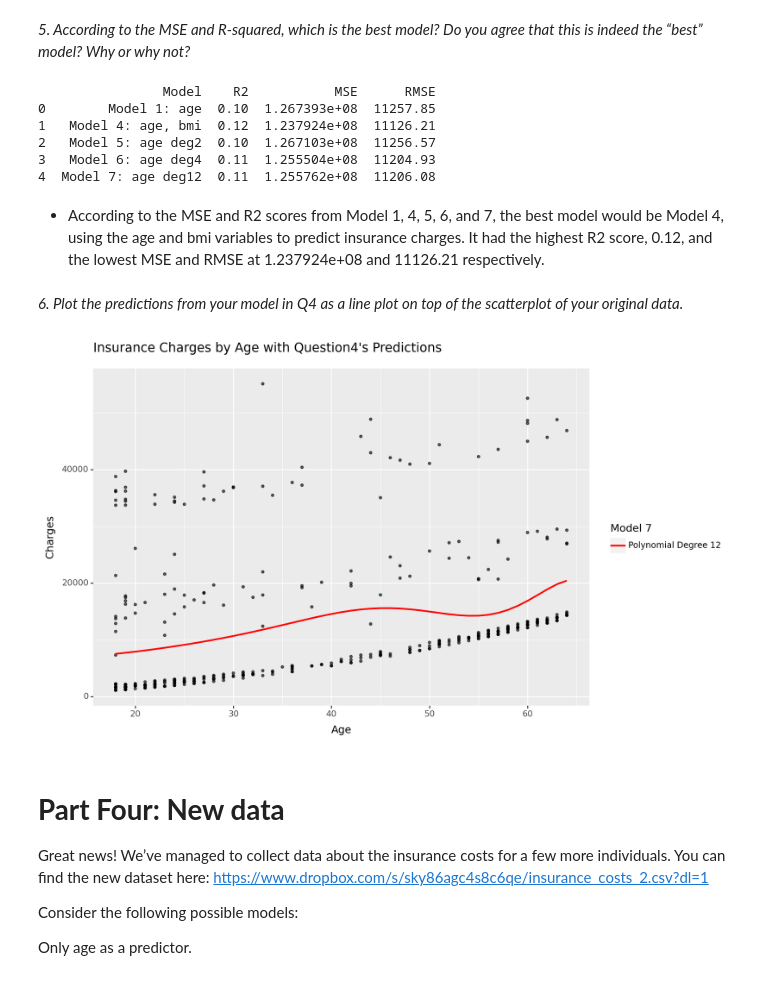
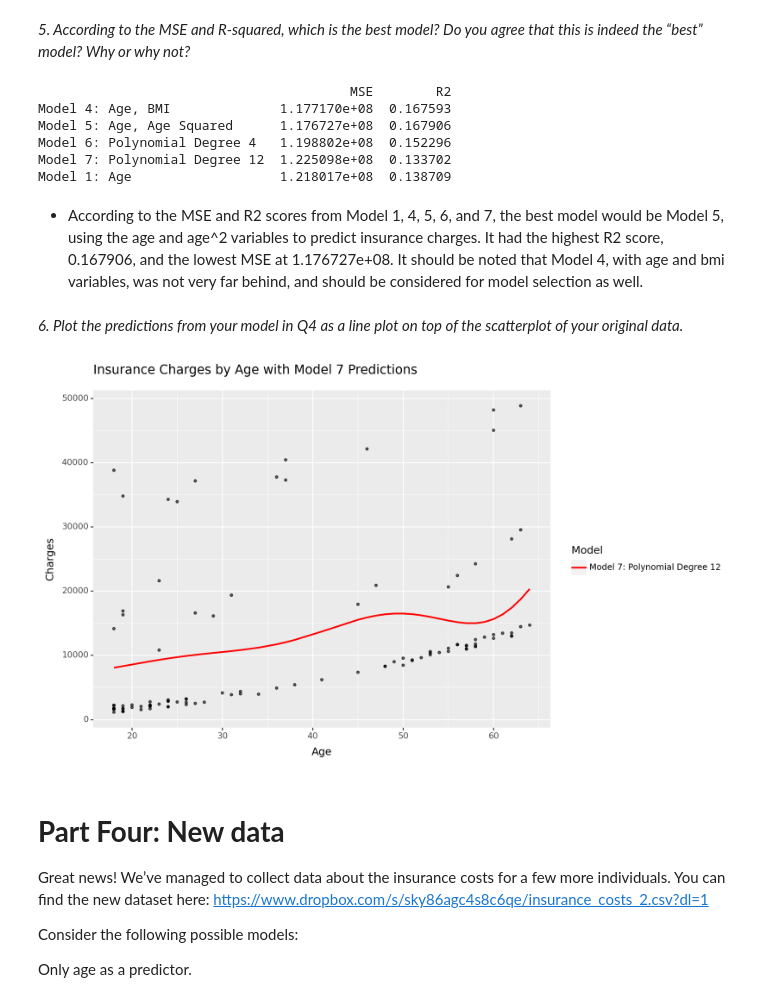
Before and after one commit to jlee932cp/GSB544_JosephLee_Labs, a Jupyter notebook: Lab5_JosephLee.ipynb, the cells around one changed output. Cells and saved outputs as stored; diff of their text form; code cells hidden in the pictures.

```diff
--- a/Lab5_JosephLee.ipynb
+++ b/Lab5_JosephLee.ipynb
@@ -370,2 +361,13 @@ r2_6 = r2_score(y, y_pred6)
+# %%
+# Model 6: Polynomial Degree 4
+poly4 = PolynomialFeatures(degree=4, include_bias=False)
+X_train_poly4 = poly4.fit_transform(X_train[['age']])
+X_test_poly4 = poly4.transform(X_test[['age']])
+lr6 = LinearRegression()
+lr6.fit(X_train_poly4, y_train)
+y_pred6 = lr6.predict(X_test_poly4)
+mse_6 = mean_squared_error(y_test, y_pred6)
+r2_6 = r2_score(y_test, y_pred6)
+model_performance['Model 6: Polynomial Degree 4'] = {'MSE': mse_6, 'R2': r2_6}
 # %%
 # Calculating MSE and RMSE for model 6
@@ -402,2 +388,13 @@ r2_7 = r2_score(y, y_pred7)
+# %%
+# Model 7: Polynomial Degree 12
+poly12 = PolynomialFeatures(degree=12, include_bias=False)
+X_train_poly12 = poly12.fit_transform(X_train[['age']])
+X_test_poly12 = poly12.transform(X_test[['age']])
+lr7 = LinearRegression()
+lr7.fit(X_train_poly12, y_train)
+y_pred7 = lr7.predict(X_test_poly12)
+mse_7 = mean_squared_error(y_test, y_pred7)
+r2_7 = r2_score(y_test, y_pred7)
+model_performance['Model 7: Polynomial Degree 12'] = {'MSE': mse_7, 'R2': r2_7}
 # %%
 # Calculating MSE and RMSE for model 7
@@ -416,53 +413,41 @@ Root Mean Squared Error for Model 7: 11206.08
 # %% [markdown]
 *5. According to the MSE and R-squared, which is the best model? Do you agree that this is indeed the “best” model? Why or why not?*
-# %%
-# Defining the data
-data = {
-    "Model": ["Model 1: age", "Model 4: age, bmi", "Model 5: age deg2", "Model 6: age deg4", "Model 7: age deg12"],
-    "R2": [0.10, 0.12, 0.10, 0.11, 0.11],
-    "MSE": [126739267.91, 123792439.58, 126710293.81, 125550389.65, 125576221.94],
-    "RMSE": [11257.85, 11126.21, 11256.57, 11204.93, 11206.08]
-}
-
-# Creating a dataframe
-results_df = pd.DataFrame(data)
-
-# Printing the results
-print(results_df)
-# %% [output]
-                Model    R2           MSE      RMSE
-0        Model 1: age  0.10  1.267393e+08  11257.85
-1   Model 4: age, bmi  0.12  1.237924e+08  11126.21
-2   Model 5: age deg2  0.10  1.267103e+08  11256.57
-3   Model 6: age deg4  0.11  1.255504e+08  11204.93
-4  Model 7: age deg12  0.11  1.255762e+08  11206.08
+# %%
+# Converting the performance dictionary to a dataframe for comparison
+performance_df = pd.DataFrame(model_performance).T
+print(performance_df)
+# %% [output]
+                                        MSE        R2
+Model 4: Age, BMI              1.177170e+08  0.167593
+Model 5: Age, Age Squared      1.176727e+08  0.167906
+Model 6: Polynomial Degree 4   1.198802e+08  0.152296
+Model 7: Polynomial Degree 12  1.225098e+08  0.133702
+Model 1: Age                   1.218017e+08  0.138709
 # %% [markdown]
-*    According to the MSE and R2 scores from Model 1, 4, 5, 6, and 7, the best model would be Model 4, using the age and bmi variables to predict insurance charges. It had the highest R2 score, 0.12, and the lowest MSE and RMSE at 1.237924e+08 and 11126.21 respectively.
+*    According to the MSE and R2 scores from Model 1, 4, 5, 6, and 7, the best model would be Model 5, using the age and age^2 variables to predict insurance charges. It had the highest R2 score, 0.167906, and the lowest MSE at 1.176727e+08. It should be noted that Model 4, with age and bmi variables, was not very far behind, and should be considered for model selection as well.
 # %% [markdown]
 *6. Plot the predictions from your model in Q4 as a line plot on top of the scatterplot of your original data.*
 # %%
 from plotnine import ggplot, geom_point, geom_line, aes, theme, labs, scale_color_manual
 
-# Creating a dataframe with predictions from Q4
-pred7_df = ins_costs.assign(pred=y_pred7)
-
-# Adding a column for the legend
-pred7_df['Model 7'] = 'Polynomial Degree 12'
+# Converting X_test to a dataframe and creating variables for predictions and original data
+test_data_with_pred = X_test.copy()
+test_data_with_pred['pred'] = y_pred7
+test_data_with_pred['charges'] = y_test
 
 # Plotting
 plot = (
-    ggplot(data=pred7_df)
-    + geom_point(aes(x='age', y='charges'), color='black', size=1, alpha=0.6)
-    + geom_line(aes(x='age', y='pred', color='Model 7'), size=1)
-    + labs(x='Age', y='Charges', title="Insurance Charges by Age with Question4's Predictions")
-    + scale_color_manual(values=['red'])
-    + theme(figure_size=(10, 6),
-             legend_position='right')
+    ggplot(test_data_with_pred)
+    + geom_point(aes(x='age', y='charges'), color='black', size=1, alpha=0.6, show_legend=False)
+    + geom_line(aes(x='age', y='pred', color='"Model 7: Polynomial Degree 12"'), size=1)
+    + scale_color_manual(values={'Model 7: Polynomial Degree 12': 'red'})
+    + labs(x='Age', y='Charges', title="Insurance Charges by Age with Model 7 Predictions", color='Model')
+    + theme(figure_size=(10, 6), legend_position='right')
 )
 
 print(plot)
 # %% [output]
-[figure, old version]
+[figure, new version]
 # %% [markdown]
 # **Part Four: New data**
 
```
Also changed, not shown: parts of 52 cells of this notebook, 1 other file.
